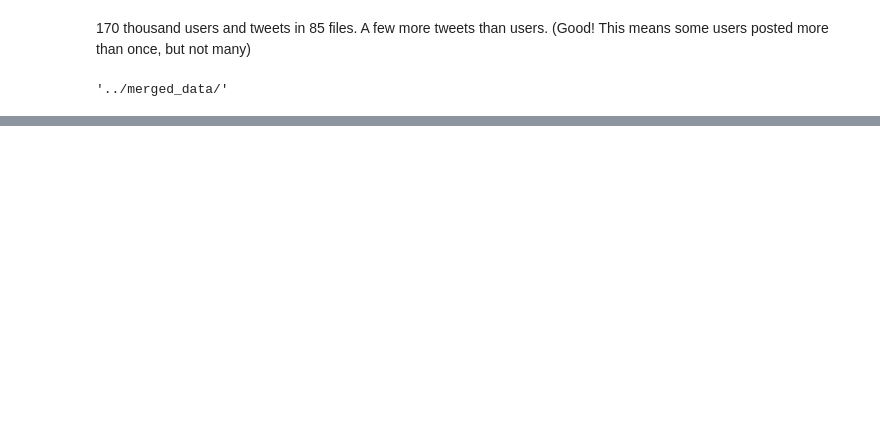
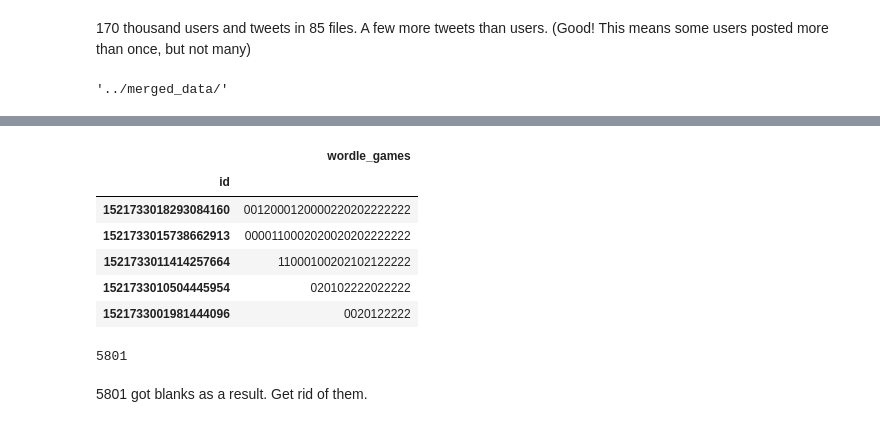
Before and after one commit to dtersegno/capstone, a Jupyter notebook: data_acquisition/3_data_cleanup.ipynb, the cells around one changed output, grey strips where cells are left out. Saved outputs shown, nothing was run; the diff lists cells and outputs as text; code cells hidden in the pictures; blank space fills up the shorter version.

```diff
--- a/data_acquisition/3_data_cleanup.ipynb
+++ b/data_acquisition/3_data_cleanup.ipynb
@@ -356,0 +426,18 @@ Some of this was already done in a previous notebook Notebook1 in the cardle fol
+# %%
+just_wordles_df = pd.read_csv(merged_data_path + 'wordle_games.csv', index_col='id')
+just_wordles_df.head()
+# %% [output]
+|  | wordle_games |
+| id |  |
+| 1521733018293084160 | 0012000120000220202222222 |
+| 1521733015738662913 | 0000110002020020202222222 |
+| 1521733011414257664 | 11000100202102122222 |
+| 1521733010504445954 | 020102222022222 |
+| 1521733001981444096 | 0020122222 |
+# %%
+#remove "NaNs", which are '[]' here. Results with no collection of 5xn squares
+len(just_wordles_df) - len(just_wordles_df[just_wordles_df['wordle_games'] != '[]'])
+# %% [output]
+5801
+# %% [markdown]
+5801 got blanks as a result. Get rid of them.
```
Also changed, not shown: parts of 27 cells of this notebook, 39 other files.
